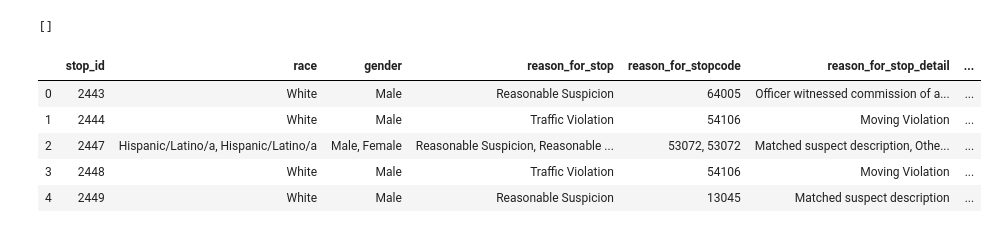
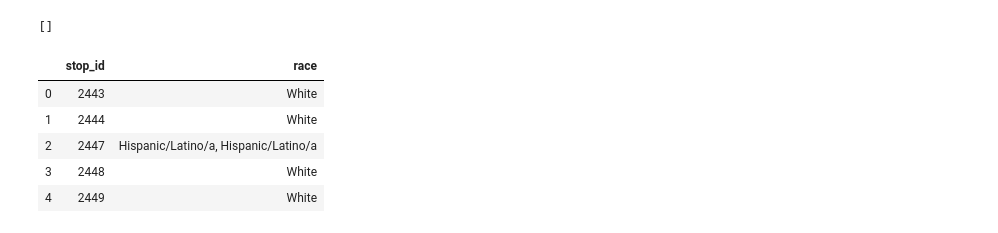
Before and after one commit to ortizjavier-sl/Project_2, a Jupyter notebook: Project_2.ipynb, the cells around one changed output. Cells and saved outputs as stored; diff of their text form; code cells hidden in the pictures.

```diff
--- a/Project_2.ipynb
+++ b/Project_2.ipynb
@@ -326,11 +292,11 @@ final_result_df.to_sql(name='result_db', con=engine, if_exists='append', index=F
 action_df.to_sql(name='action_db', con=engine, if_exists='append', index=False)
 # %%
 #test
-pd.read_sql_query('select * from police_db', con=engine).head()
+pd.read_sql_query('select * from final_race_db', con=engine).head()
 # %% [output]
-|  | stop_id | race | gender | reason_for_stop | reason_for_stopcode | reason_for_stop_detail | ... |
-| 0 | 2443 | White | Male | Reasonable Suspicion | 64005 | Officer witnessed commission of a... | ... |
-| 1 | 2444 | White | Male | Traffic Violation | 54106 | Moving Violation | ... |
-| 2 | 2447 | Hispanic/Latino/a, Hispanic/Latino/a | Male, Female | Reasonable Suspicion, Reasonable ... | 53072, 53072 | Matched suspect description, Othe... | ... |
-| 3 | 2448 | White | Male | Traffic Violation | 54106 | Moving Violation | ... |
-| 4 | 2449 | White | Male | Reasonable Suspicion | 13045 | Matched suspect description | ... |
+|  | stop_id | race |
+| 0 | 2443 | White |
+| 1 | 2444 | White |
+| 2 | 2447 | Hispanic/Latino/a, Hispanic/Latino/a |
+| 3 | 2448 | White |
+| 4 | 2449 | White |
```
Also changed, not shown: parts of 12 cells of this notebook, 2 other files.
